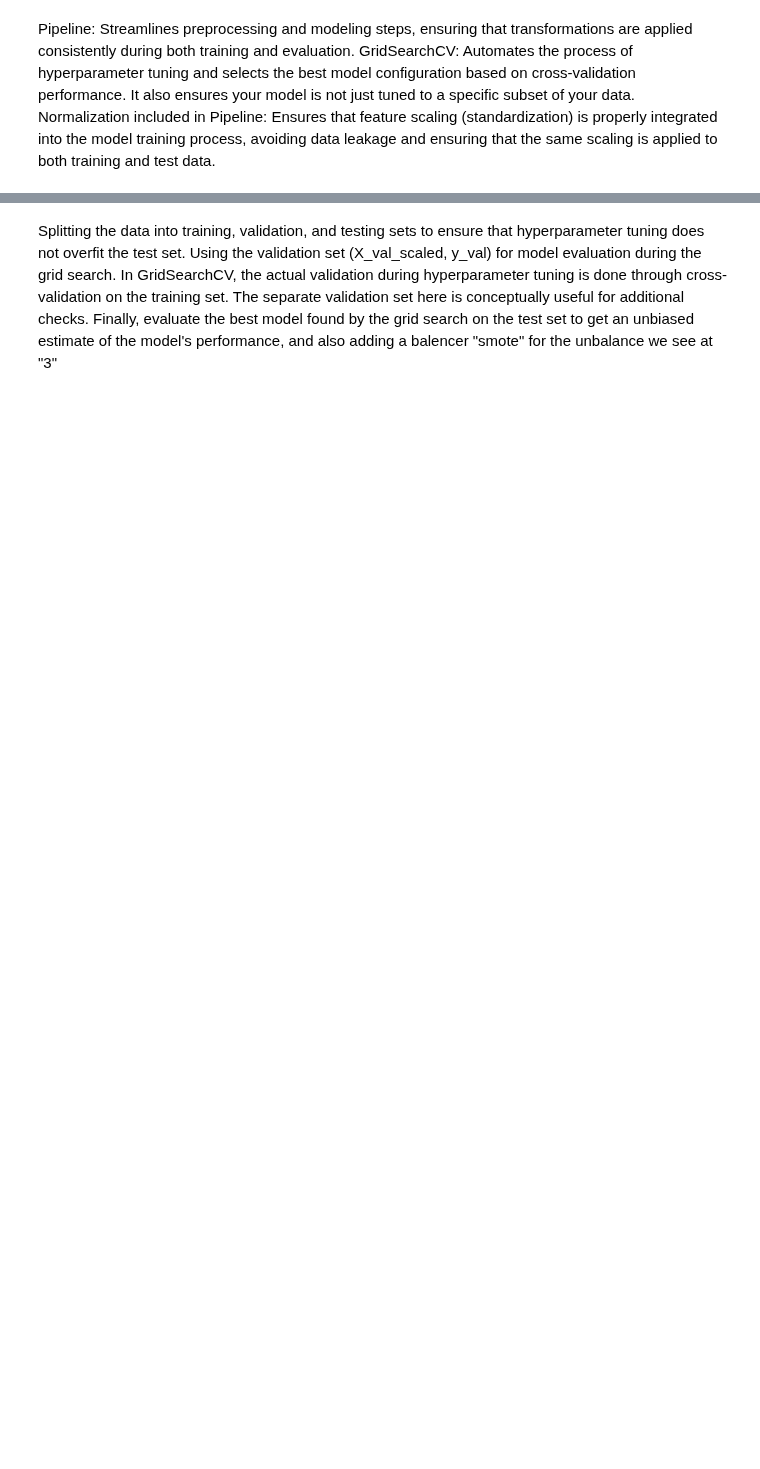
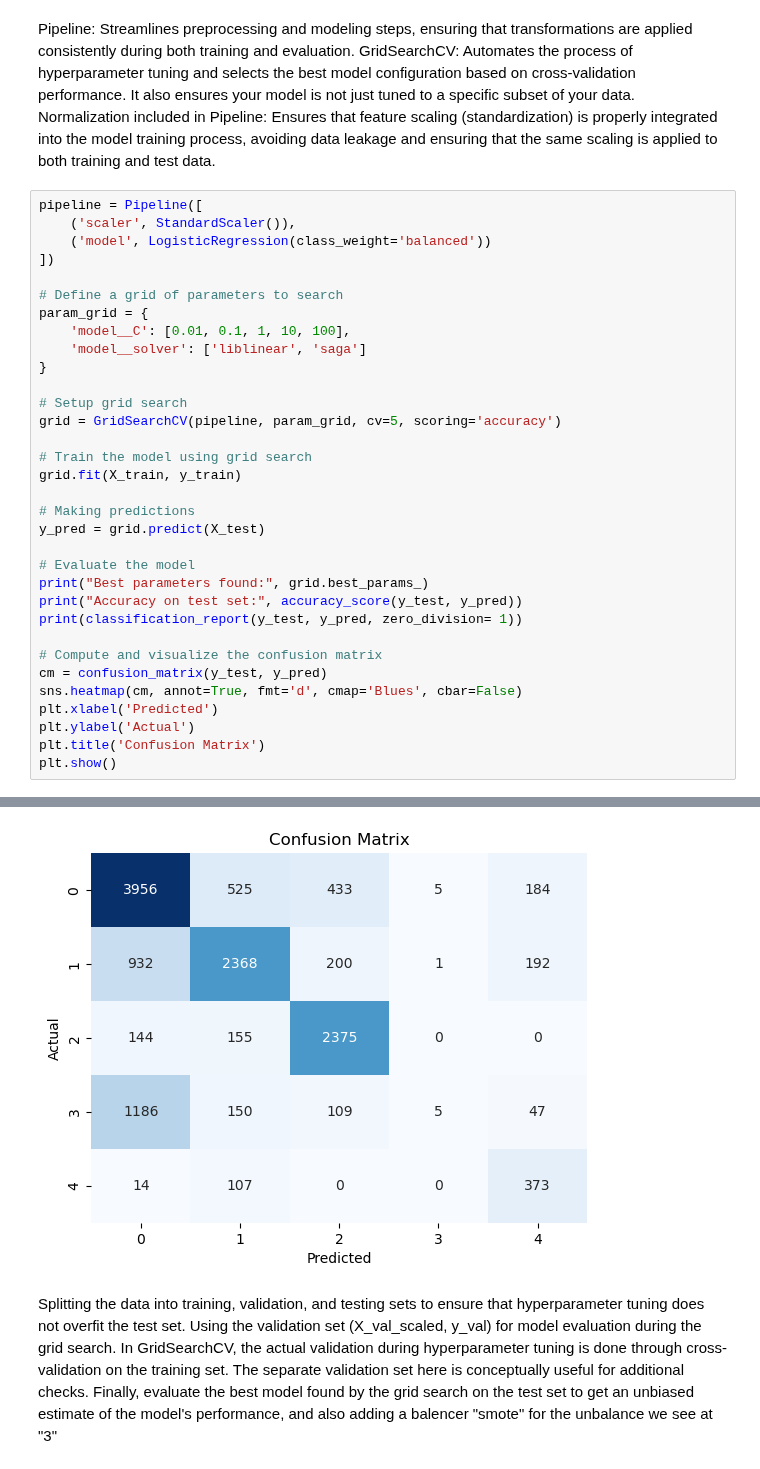
Before and after one commit to GeorgRis/Innlevering_INFO282, a Jupyter notebook: preprocess.ipynb, the cells around one changed output, grey strips where cells are left out. Drawn from its saved outputs; the diff is of its cells as text; blank space fills up the shorter version.

```diff
--- a/preprocess.ipynb
+++ b/preprocess.ipynb
@@ -494,3 +610,37 @@ model = LogisticRegression()
 Pipeline: Streamlines preprocessing and modeling steps, ensuring that transformations are applied consistently during both training and evaluation.
 GridSearchCV: Automates the process of hyperparameter tuning and selects the best model configuration based on cross-validation performance. It also ensures your model is not just tuned to a specific subset of your data.
 Normalization included in Pipeline: Ensures that feature scaling (standardization) is properly integrated into the model training process, avoiding data leakage and ensuring that the same scaling is applied to both training and test data.
+# %%
+pipeline = Pipeline([
+    ('scaler', StandardScaler()),
+    ('model', LogisticRegression(class_weight='balanced'))
+])
+
+# Define a grid of parameters to search
+param_grid = {
+    'model__C': [0.01, 0.1, 1, 10, 100],
+    'model__solver': ['liblinear', 'saga']
+}
+
+# Setup grid search
+grid = GridSearchCV(pipeline, param_grid, cv=5, scoring='accuracy')
+
+# Train the model using grid search
+grid.fit(X_train, y_train)
+
+# Making predictions
+y_pred = grid.predict(X_test)
+
+# Evaluate the model
+print("Best parameters found:", grid.best_params_)
+print("Accuracy on test set:", accuracy_score(y_test, y_pred))
+print(classification_report(y_test, y_pred, zero_division= 1))
+
+# Compute and visualize the confusion matrix
+cm = confusion_matrix(y_test, y_pred)
+sns.heatmap(cm, annot=True, fmt='d', cmap='Blues', cbar=False)
+plt.xlabel('Predicted')
+plt.ylabel('Actual')
+plt.title('Confusion Matrix')
+plt.show()
+# %% [output]
@@ -497,3 +660,4 @@ Normalization included in Pipeline: Ensures that feature scaling (standardizatio
+[figure, added]
 # %% [markdown]
 Splitting the data into training, validation, and testing sets to ensure that hyperparameter tuning does not overfit the test set.
 Using the validation set (X_val_scaled, y_val) for model evaluation during the grid search.
```
Also changed, not shown: parts of 21 cells of this notebook, 1 other file.
